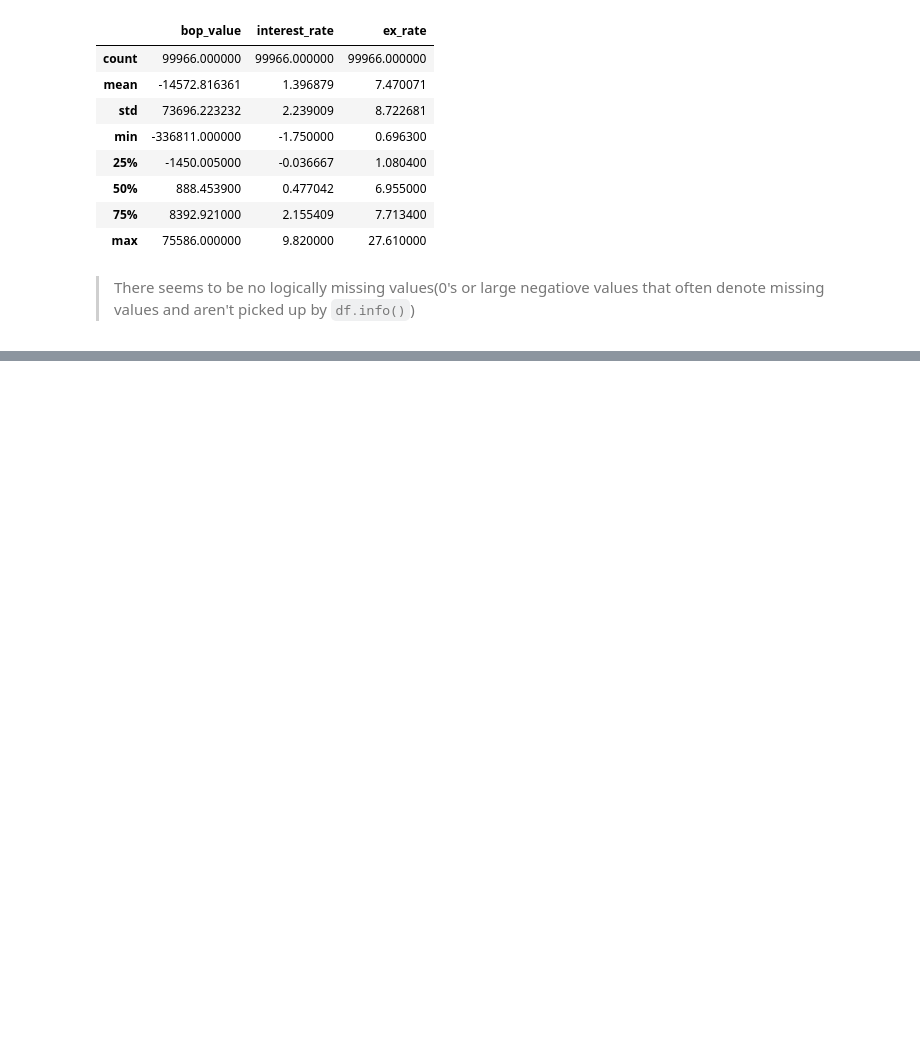
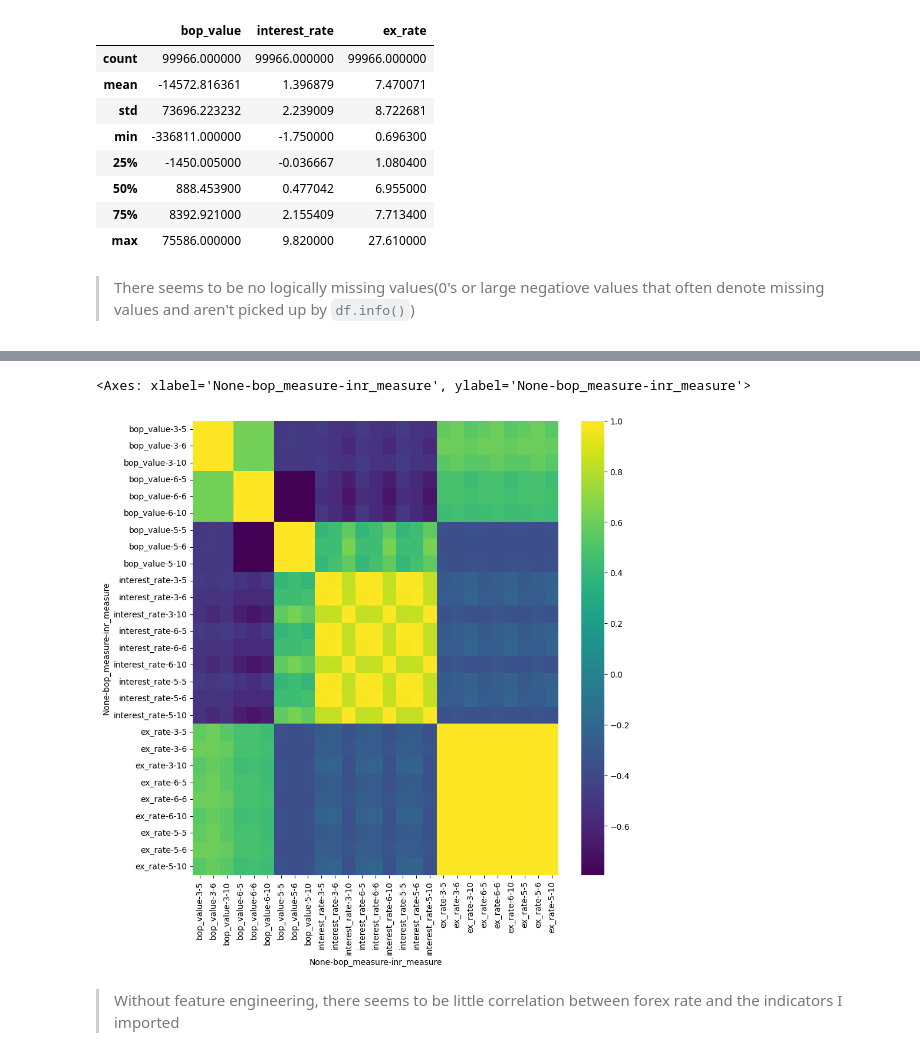
Before and after one commit to lukasjanusauskas/forex, a Jupyter notebook: notebooks/eda.ipynb, the cells around one changed output, grey strips where cells are left out. Cells and saved outputs as stored; diff of their text form; code cells hidden in the pictures; blank space fills up the shorter version.

Commit message:
Correlation analysis in the EDA

```diff
--- a/notebooks/eda.ipynb
+++ b/notebooks/eda.ipynb
@@ -90,0 +143,4 @@ False
+# %%
+wide_df = df.pivot(index = ['entity', 'date'],
+                   columns = ['bop_measure', 'inr_measure'])
+wide_df
@@ -90,0 +164,10 @@ False
+# %%
+corr_mat = wide_df.corr('spearman')
+
+plt.rcParams['figure.figsize'] = (10, 10)
+sns.heatmap(corr_mat, cmap='viridis')
+# %% [output]
+<Axes: xlabel='None-bop_measure-inr_measure', ylabel='None-bop_measure-inr_measure'>
+[figure, added]
+# %% [markdown]
+> Without feature engineering, there seems to be little correlation between forex rate and the indicators I imported
```
Also changed, not shown: parts of 29 cells of this notebook, 1 other file.
